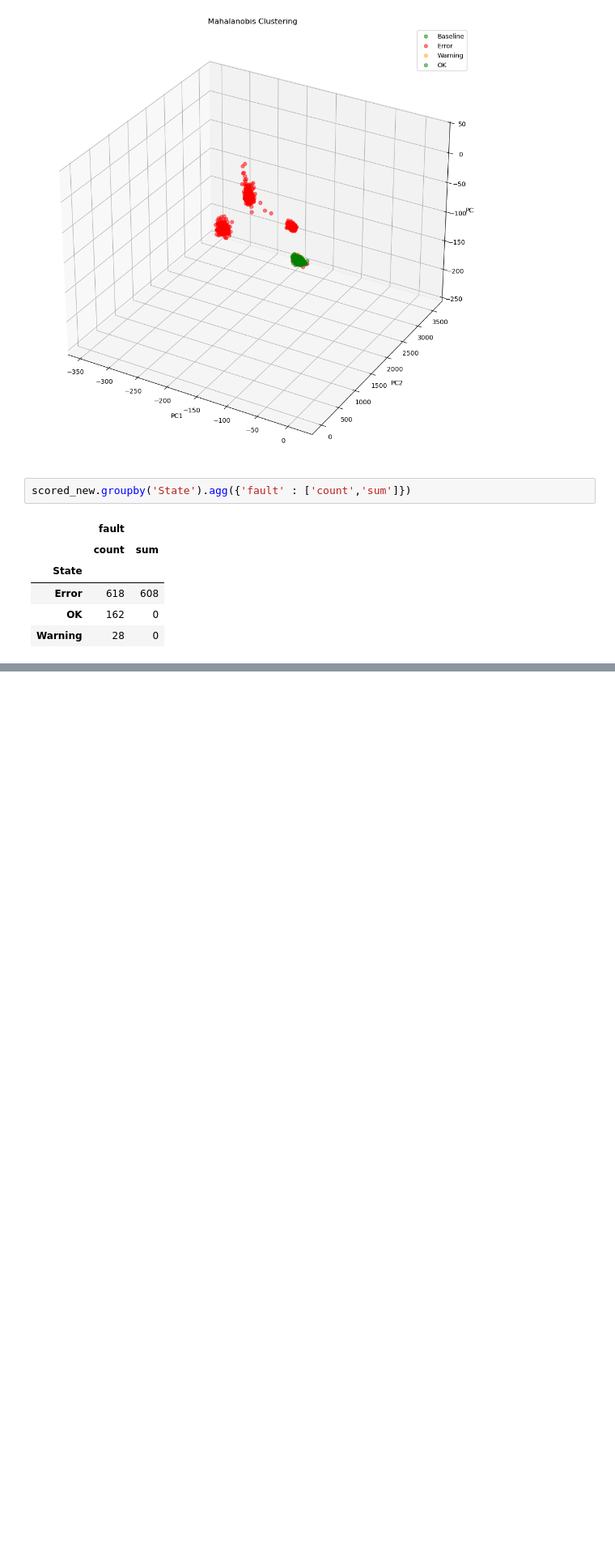
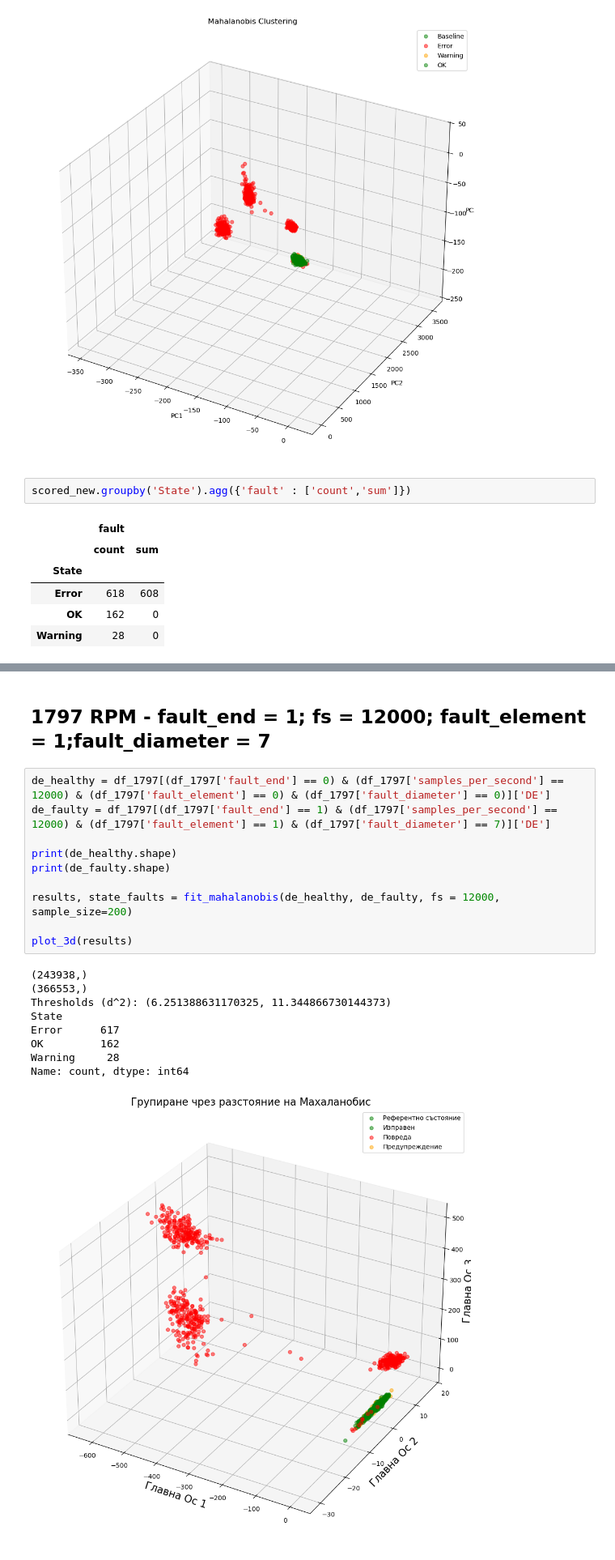
Before and after one commit to AtanasKolevNBU/PhD, a Jupyter notebook: notebooks/AD/HHT_FE_Mahalanobis_Clusters.ipynb, the cells around one changed output, grey strips where cells are left out. Shown at 81% size. Cells and saved outputs as stored; diff of their text form; blank space fills up the shorter version.

```diff
--- a/notebooks/AD/HHT_FE_Mahalanobis_Clusters.ipynb
+++ b/notebooks/AD/HHT_FE_Mahalanobis_Clusters.ipynb
@@ -756,0 +1130,22 @@ scored_new.groupby('State').agg({'fault' : ['count','sum']})
+# %% [markdown]
+## 1797 RPM - fault_end = 1; fs = 12000; fault_element = 1;fault_diameter = 7
+# %%
+de_healthy = df_1797[(df_1797['fault_end'] == 0) & (df_1797['samples_per_second'] == 12000) & (df_1797['fault_element'] == 0) & (df_1797['fault_diameter'] == 0)]['DE']
+de_faulty = df_1797[(df_1797['fault_end'] == 1) & (df_1797['samples_per_second'] == 12000) & (df_1797['fault_element'] == 1) & (df_1797['fault_diameter'] == 7)]['DE']
+
+print(de_healthy.shape)
+print(de_faulty.shape)
+
+results, state_faults = fit_mahalanobis(de_healthy, de_faulty, fs = 12000, sample_size=200)
+
+plot_3d(results)
+# %% [output]
+(243938,)
+(366553,)
+Thresholds (d^2): (6.251388631170325, 11.344866730144373)
+State
+Error      617
+OK         162
+Warning     28
+Name: count, dtype: int64
+[figure, added]
```
Also changed, not shown: parts of 40 cells of this notebook, 12 other files.
